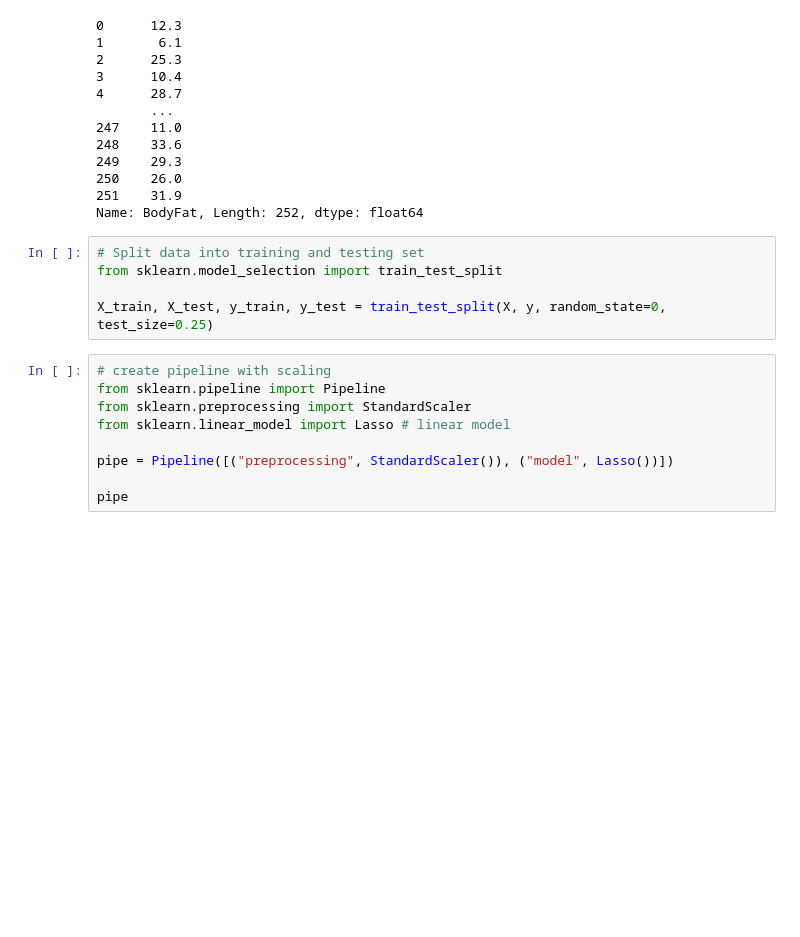
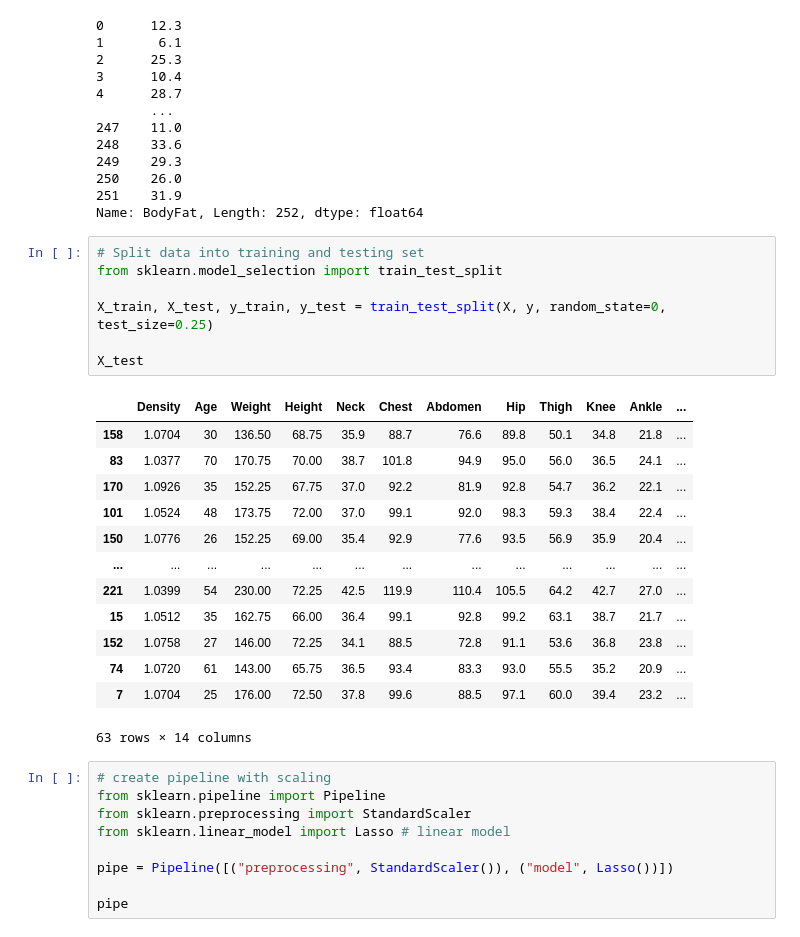
Before and after one commit to MarcusLieu/ENSF-444-final-project, a Jupyter notebook: script.ipynb, the cells around one changed output. Cells and saved outputs as stored; diff of their text form; blank space fills up the shorter version.

```diff
--- a/script.ipynb
+++ b/script.ipynb
@@ -60,8 +60,24 @@ Name: BodyFat, Length: 252, dtype: float64
 # %%
 # Split data into training and testing set
 from sklearn.model_selection import train_test_split
 
 X_train, X_test, y_train, y_test = train_test_split(X, y, random_state=0, test_size=0.25)
+
+X_test
+# %% [output]
+|  | Density | Age | Weight | Height | Neck | Chest | Abdomen | Hip | Thigh | Knee | Ankle | ... |
+| 158 | 1.0704 | 30 | 136.50 | 68.75 | 35.9 | 88.7 | 76.6 | 89.8 | 50.1 | 34.8 | 21.8 | ... |
+| 83 | 1.0377 | 70 | 170.75 | 70.00 | 38.7 | 101.8 | 94.9 | 95.0 | 56.0 | 36.5 | 24.1 | ... |
+| 170 | 1.0926 | 35 | 152.25 | 67.75 | 37.0 | 92.2 | 81.9 | 92.8 | 54.7 | 36.2 | 22.1 | ... |
+| 101 | 1.0524 | 48 | 173.75 | 72.00 | 37.0 | 99.1 | 92.0 | 98.3 | 59.3 | 38.4 | 22.4 | ... |
+| 150 | 1.0776 | 26 | 152.25 | 69.00 | 35.4 | 92.9 | 77.6 | 93.5 | 56.9 | 35.9 | 20.4 | ... |
+| ... | ... | ... | ... | ... | ... | ... | ... | ... | ... | ... | ... | ... |
+| 221 | 1.0399 | 54 | 230.00 | 72.25 | 42.5 | 119.9 | 110.4 | 105.5 | 64.2 | 42.7 | 27.0 | ... |
+| 15 | 1.0512 | 35 | 162.75 | 66.00 | 36.4 | 99.1 | 92.8 | 99.2 | 63.1 | 38.7 | 21.7 | ... |
+| 152 | 1.0758 | 27 | 146.00 | 72.25 | 34.1 | 88.5 | 72.8 | 91.1 | 53.6 | 36.8 | 23.8 | ... |
+| 74 | 1.0720 | 61 | 143.00 | 65.75 | 36.5 | 93.4 | 83.3 | 93.0 | 55.5 | 35.2 | 20.9 | ... |
+| 7 | 1.0704 | 25 | 176.00 | 72.50 | 37.8 | 99.6 | 88.5 | 97.1 | 60.0 | 39.4 | 23.2 | ... |
+63 rows × 14 columns
 # %%
 # create pipeline with scaling
 from sklearn.pipeline import Pipeline
```
Also changed, not shown: parts of 5 cells of this notebook.
